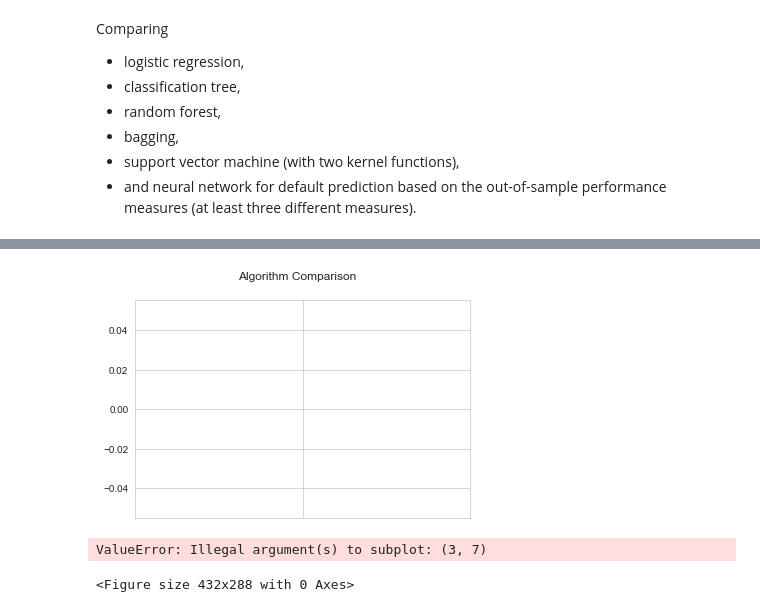
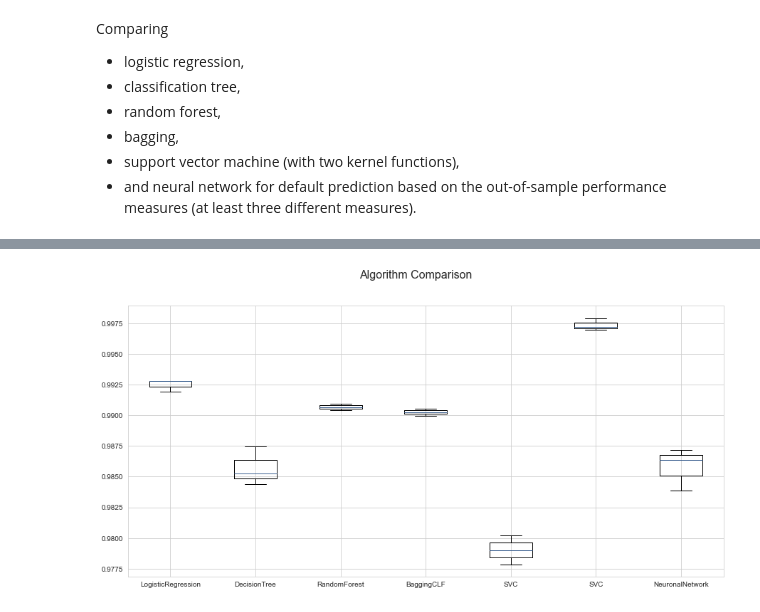
Before and after one commit to negralessio/advanced-ml-final-project, a Jupyter notebook: notebooks/predictions.ipynb, the cells around one changed output, grey strips where cells are left out. Drawn from its saved outputs; the diff is of its cells as text; code cells hidden in the pictures.

Commit message:
Added first runthrough with 5% of total data

```diff
--- a/notebooks/predictions.ipynb
+++ b/notebooks/predictions.ipynb
@@ -105,7 +105,7 @@ Name: loan_status, dtype: int64
 [figure]
 # %%
 # Take only fraction of the data
-df_binary_sample = df_binary.sample(frac = 0.1)
+df_binary_sample = df_binary.sample(frac = 0.05)
 print(df_binary_sample.shape)
 print(df_binary_sample.loan_status.value_counts())
 # %% [output]
@@ -254,7 +256,7 @@ for default prediction based on the out-of-sample performance measures (at least
 %%time
 models = []
 
-models.append(("LogisticRegression",LogisticRegression(fit_intercept=True, max_iter=1000, solver="saga")))
+models.append(("LogisticRegression",LogisticRegression(fit_intercept=True, max_iter=5000, solver="saga")))
 models.append(("DecisionTree",DecisionTreeClassifier()))
 models.append(("RandomForest",RandomForestClassifier()))
 models.append(("BaggingCLF",BaggingClassifier()))
@@ -276,20 +286,22 @@ KeyboardInterrupt:
 # %%
+#results_df = pd.DataFrame({"Algorithm": names, "Score": results})
+
 # boxplot algorithm comparison
-fig = plt.figure()
-fig.suptitle('Algorithm Comparison')
+fig = plt.figure(figsize=(15,7))
+fig.suptitle('Algorithm Comparison', size=16)
 ax = fig.add_subplot(111)
 plt.boxplot(results)
 ax.set_xticklabels(names)
 plt.show()
 # %% [output]
-[figure, old version]
+[figure, new version]
 # %%
 # data point plot - total, train, test
-figure, ax = plt.subplot(3, len(models))
+figure, ax = plt.subplots(3, len(models))
 
 cm_bright = ListedColormap(["#FF0000", "#0000FF"])
-x_min, x_max = X[:, 0].min() - 0.5, X[:, 0].max() + 0.5
-y_min, y_max = X[:, 1].min() - 0.5, X[:, 1].max() + 0.5
+#x_min, x_max = X[:, 0].min() - 0.5, X[:, 0].max() + 0.5
+#y_min, y_max = X[:, 1].min() - 0.5, X[:, 1].max() + 0.5
 
 for ax, model in zip(ax.flatten(), models):
 
@@ -310,21 +322,18 @@ for ax, model in zip(ax.flatten(), models):
         alpha=0.6,
     )
 
-    ax.set_xlim(x_min, x_max)
-    ax.set_ylim(y_min, y_max)
+    #ax.set_xlim(x_min, x_max)
+    #ax.set_ylim(y_min, y_max)
     ax.set_xticks(())
     ax.set_yticks(())
     ax.set_title(f"{name}")
-    ax.text(
-        x_max - 0.3,
-        y_min + 0.3,
-        ("%.2f" % score).lstrip("0"),
-        size=15,
-        horizontalalignment="right",
-    )
+   # ax.text(
+   #     x_max - 0.3,
+   #     y_min + 0.3,
+   #     ("%.2f" % score).lstrip("0"),
+   #     size=15,
+   #     horizontalalignment="right",
+   #)
 
 plt.tight_layout()
 plt.show()
-# %% [output]
-ValueError: Illegal argument(s) to subplot: (3, 7)
-<Figure size 432x288 with 0 Axes>
```
Also changed, not shown: parts of 8 cells of this notebook.
